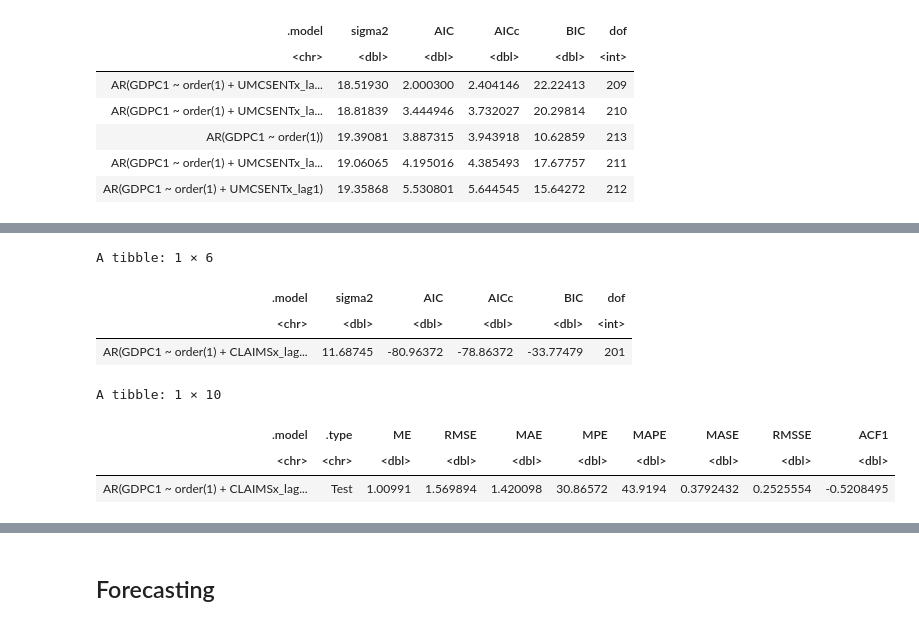
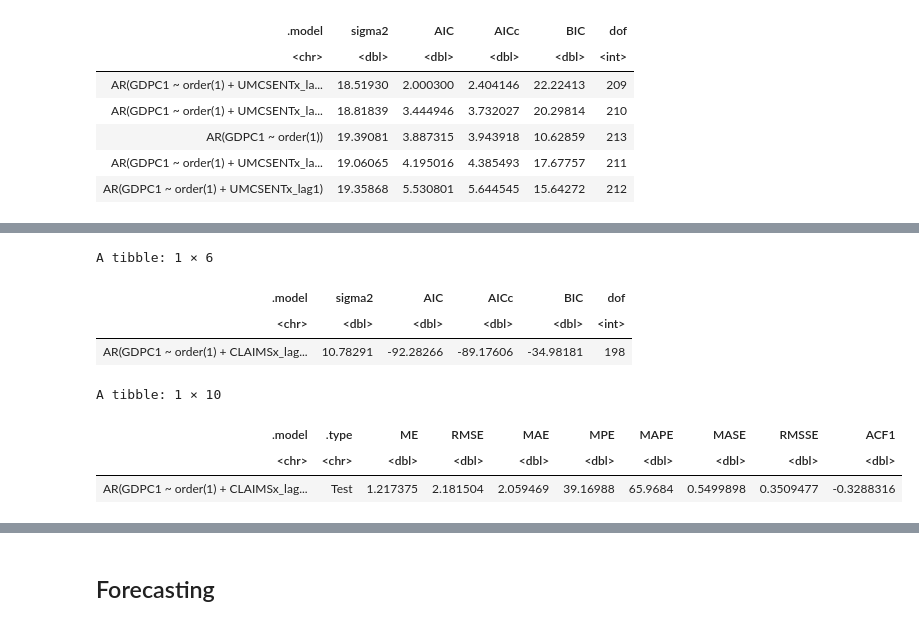
Before and after one commit to jack-gin/databustersteam33, a Jupyter notebook: NUS_DSESC_DATABUSTERS_33.ipynb, the cells around one changed output, grey strips where cells are left out. Cells and saved outputs as stored; diff of their text form; code cells hidden in the pictures.

```diff
--- a/NUS_DSESC_DATABUSTERS_33.ipynb
+++ b/NUS_DSESC_DATABUSTERS_33.ipynb
@@ -42,16 +42,16 @@ Loading required package: fabletools
 data = read.csv("https://raw.githubusercontent.com/dsesc-acads/Databusters/refs/heads/main/Quarterly%20Data.csv")
 data = data[-c(1:38),]
 data <- data %>%
-  dplyr::select('sasdate', "GDPC1", 'GS10TB3Mx', 'CLAIMSx', 'ANDENOx', 'UMCSENTx') %>%
+  dplyr::select('sasdate', "GDPC1", 'GS10TB3Mx', 'CLAIMSx', 'ANDENOx', 'UMCSENTx', 'HOUST') %>%
   mutate(sasdate = yearquarter(sasdate))
-transformed <- fred_transform(data[,-1], type=c('fred_qd'), codes=c(5,1,5,5,2))
+transformed <- fred_transform(data[,-1], type=c('fred_qd'), codes=c(5,1,5,5,2,5))
 transformed <- cbind(data$sasdate[-1], transformed) %>%
   rename(date = 'data$sasdate[-1]') %>%
   mutate(GDPC1 = 4 * GDPC1) %>%
   as_tsibble(index=date)
 
 transformed <- transformed %>%
-  mutate(across(c(GS10TB3Mx, CLAIMSx, ANDENOx, UMCSENTx, GDPC1),
+  mutate(across(c(GS10TB3Mx, CLAIMSx, ANDENOx, UMCSENTx, GDPC1, HOUST),
                  list(lag1 = ~ lag(., 1), lag2 = ~ lag(., 2),lag3 = ~ lag(., 3), lag4 = ~ lag(., 4)),
                  .names = "{col}_{fn}"))
 
@@ -184,20 +191,20 @@ A tibble: 5 × 6
 # %%
 ardl_combined <- transformed[1:215,] %>%
-  model(AR(GDPC1 ~ order(1) + CLAIMSx_lag1 + CLAIMSx_lag2 + CLAIMSx_lag3 + CLAIMSx_lag4 + ANDENOx_lag1 + ANDENOx_lag2 + GS10TB3Mx_lag1 + GS10TB3Mx_lag2 + UMCSENTx_lag1 + UMCSENTx_lag2 + UMCSENTx_lag3 + UMCSENTx_lag4))
+  model(AR(GDPC1 ~ order(1) + CLAIMSx_lag1 + CLAIMSx_lag2 + CLAIMSx_lag3 + CLAIMSx_lag4 + ANDENOx_lag1 + ANDENOx_lag2 + GS10TB3Mx_lag1 + GS10TB3Mx_lag2 + UMCSENTx_lag1 + UMCSENTx_lag2 + UMCSENTx_lag3 + UMCSENTx_lag4 + HOUST_lag1 + HOUST_lag2 + HOUST_lag3))
 
 glance(ardl_combined)
 
 ardl_combined %>%
   fabletools::forecast(new_data=transformed[216:219,]) %>%
   accuracy(transformed)
 # %% [output]
 A tibble: 1 × 6
 | .model | sigma2 | AIC | AICc | BIC | dof |
 | <chr> | <dbl> | <dbl> | <dbl> | <dbl> | <int> |
-| AR(GDPC1 ~ order(1) + CLAIMSx_lag... | 11.68745 | -80.96372 | -78.86372 | -33.77479 | 201 |
+| AR(GDPC1 ~ order(1) + CLAIMSx_lag... | 10.78291 | -92.28266 | -89.17606 | -34.98181 | 198 |
 A tibble: 1 × 10
 | .model | .type | ME | RMSE | MAE | MPE | MAPE | MASE | RMSSE | ACF1 |
 | <chr> | <chr> | <dbl> | <dbl> | <dbl> | <dbl> | <dbl> | <dbl> | <dbl> | <dbl> |
-| AR(GDPC1 ~ order(1) + CLAIMSx_lag... | Test | 1.00991 | 1.569894 | 1.420098 | 30.86572 | 43.9194 | 0.3792432 | 0.2525554 | -0.5208495 |
+| AR(GDPC1 ~ order(1) + CLAIMSx_lag... | Test | 1.217375 | 2.181504 | 2.059469 | 39.16988 | 65.9684 | 0.5499898 | 0.3509477 | -0.3288316 |
 # %%
 var <- transformed[1:215,] %>%
```
Also changed, not shown: parts of 8 cells of this notebook.
